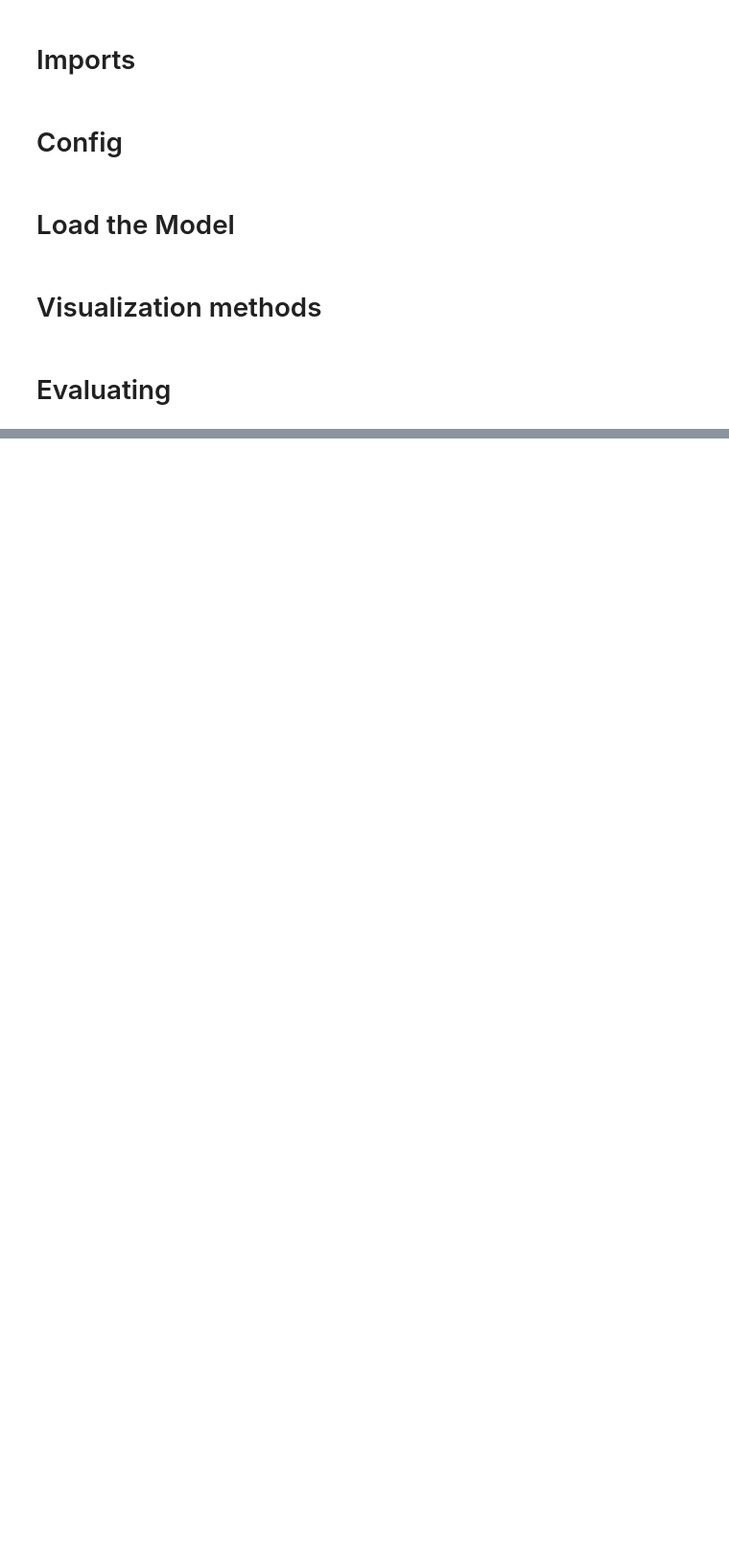
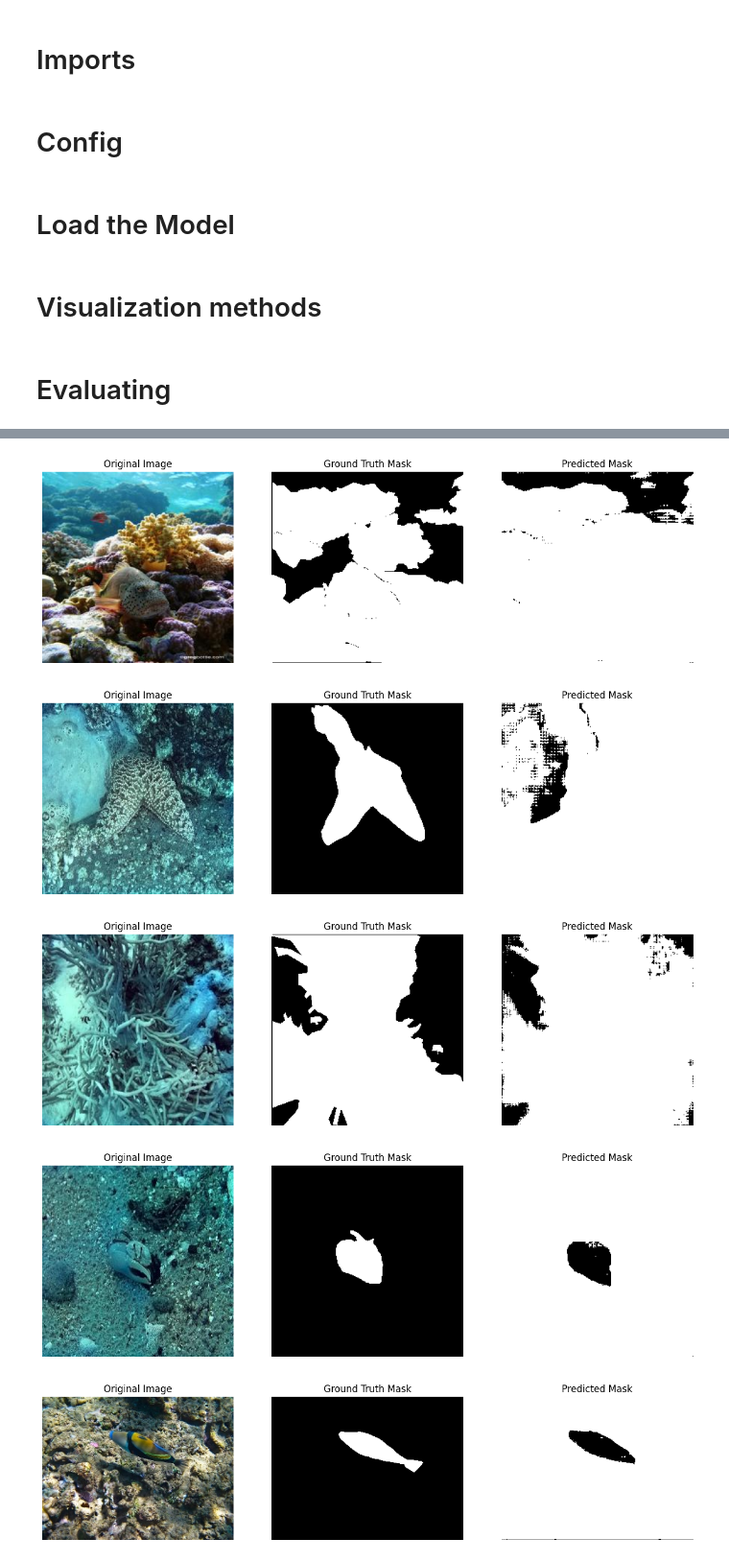
Before and after one commit to Mo-hamdy2000/UIIS_SAM, a Jupyter notebook: sam-on-uiis_evaluate_only.ipynb, the cells around one changed output, grey strips where cells are left out. Shown at 96% size. Cells and saved outputs as stored; diff of their text form; code cells hidden in the pictures; blank space fills up the shorter version.

Commit message:
Kaggle Notebook | SAM ON UIIS | More Metrics Direct Evaluation

```diff
--- a/sam-on-uiis_evaluate_only.ipynb
+++ b/sam-on-uiis_evaluate_only.ipynb
@@ -59,6 +60,11 @@ def ts_float64(val):
 device = torch.device('cuda' if torch.cuda.is_available() else 'cpu')
 sam = sam_model_registry['vit_l'](checkpoint=CHECKPOINT_PATH).to(device)
 predictor = SamPredictor(sam)
+# %%
+def calculate_iou(mask1, mask2):
+    intersection = np.logical_and(mask1, mask2)
+    union = np.logical_or(mask1, mask2)
+    return np.sum(intersection) / np.sum(union)
 # %% [markdown]
 # Visualization methods
 # %%
@@ -89,6 +95,11 @@ with open(VAL_ANNOTATIONS_PATH) as f:
 coco_gt = COCO(VAL_ANNOTATIONS_PATH)
 results = []
 
+# Metrics storage
+all_ious = []
+all_gt_masks = []
+all_pred_masks = []
+visualization_samples = []
 for img_idx, img_info in enumerate(coco_data['images']):
     img_id = img_info['id']
     img_path = os.path.join(VAL_IMAGES_PATH, img_info['file_name'])
@@ -110,25 +121,67 @@ for img_idx, img_info in enumerate(coco_data['images']):
         rr, cc = polygon(poly_coords[1::2], poly_coords[0::2], gt_mask_combined.shape)
         gt_mask_combined[rr, cc] = 1
 
+    best_mask = None
+    best_score = -1
+    best_iou = -1
+
     for i in range(len(masks)):
         mask = masks[i]
         score = scores[i]
         if score > 0.5:
-            rle = maskUtils.encode(np.asfortranarray(mask))
-            rle['counts'] = rle['counts'].decode('utf-8')
+            current_iou = calculate_iou(gt_mask_combined, mask)
+            if current_iou > best_iou:
+                best_iou = current_iou
+                best_mask = mask
+                best_score = score
 
-            results.append({
-                'image_id': img_id,
-                'category_id': 1,
-                'segmentation': rle,
-                'score': score,
-                'area': np.sum(mask),
+    if best_mask is not None:
+        rle = maskUtils.encode(np.asfortranarray(best_mask))
+        rle['counts'] = rle['counts'].decode('utf-8')
+
+        results.append({
+            'image_id': img_id,
+            'category_id': 1,
+            'segmentation': rle,
+            'score': best_score,
+            'area': np.sum(best_mask),
+        })
+
+        # Store metrics
+        all_ious.append(best_iou)
+        all_gt_masks.extend(gt_mask_combined.flatten())
+        all_pred_masks.extend(best_mask.flatten())
+
+        # Store visualization samples
+        if len(visualization_samples) < 5:
+            visualization_samples.append({
+                'image': image_rgb,
+                'gt_mask': gt_mask_combined,
+                'pred_mask': best_mask
             })
 
+# Calculate metrics
+mean_iou = np.mean(all_ious)
+accuracy = accuracy_score(all_gt_masks, all_pred_masks)
+precision = precision_score(all_gt_masks, all_pred_masks)
+recall = recall_score(all_gt_masks, all_pred_masks)
+
+
+
+# Visualize samples
+print("\nVisualizing 5 sample predictions:")
+for sample in visualization_samples:
+    visualize_sample(sample['image'], sample['gt_mask'], sample['pred_mask'])
 
 with open('results.json', 'w') as f:
     json.dump(results, f, default=to_serializable)
 
+
+print("\nEvaluation Metrics:")
+print(f"Mean IoU: {mean_iou:.4f}")
+print(f"Accuracy: {accuracy:.4f}")
+print(f"Precision: {precision:.4f}")
+print(f"Recall: {recall:.4f}")
 coco_dt = coco_gt.loadRes('results.json')
 coco_eval = COCOeval(coco_gt, coco_dt, 'segm')
 coco_eval.evaluate()
@@ -154,0 +197,5 @@ Accumulating evaluation results...
+[figure, added]
+[figure, added]
+[figure, added]
+[figure, added]
+[figure, added]
```
Also changed, not shown: parts of 2 cells of this notebook.
